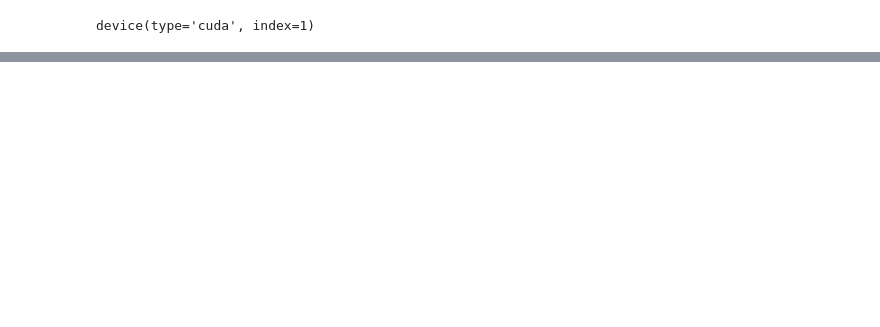
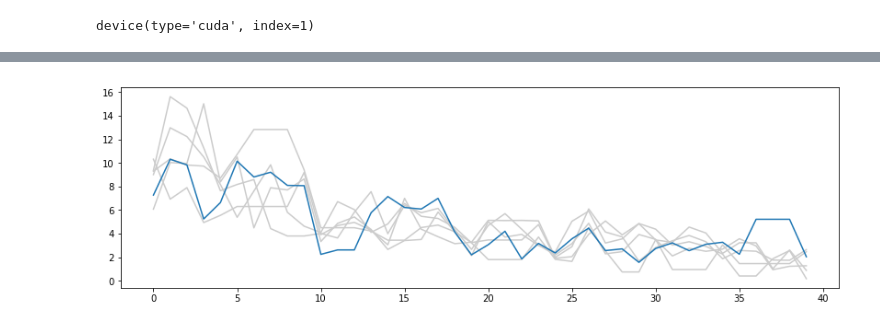
Before and after one commit to ulzee/traffic, a Jupyter notebook: Linear.ipynb, the cells around one changed output, grey strips where cells are left out. Drawn from its saved outputs; the diff is of its cells as text; code cells hidden in the pictures; blank space fills up the shorter version.

```diff
--- a/Linear.ipynb
+++ b/Linear.ipynb
@@ -88,0 +106,18 @@ ValueError: too many values to unpack (expected 2)
+# %%
+info = evalset.meta[0]
+data = history_byname(info['name'])
+
+row_integs = []
+for row in data:
+    row_integs.append(np.count_nonzero(np.isnan(row)) / len(row))
+ind = np.argsort(row_integs)[0]
+sample = data[ind-6:ind, :]
+
+plt.figure(figsize=(14, 4))
+for hi in range(1, 6):
+    plt.plot(sample[-hi-1, :], color='#CCCCCC')
+plt.plot(sample[-1, :], color='C0')
+# plt.plot(np.mean(sample[:-1, :], 0), color='C2')
+plt.show(); plt.close()
+# %% [output]
+[figure, added]
```
Also changed, not shown: parts of 7 cells of this notebook, 4 other files.
